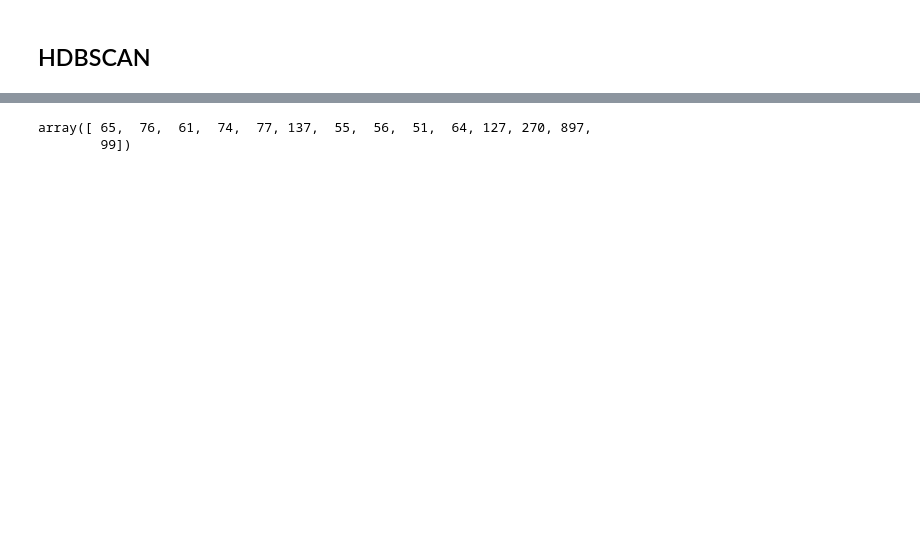
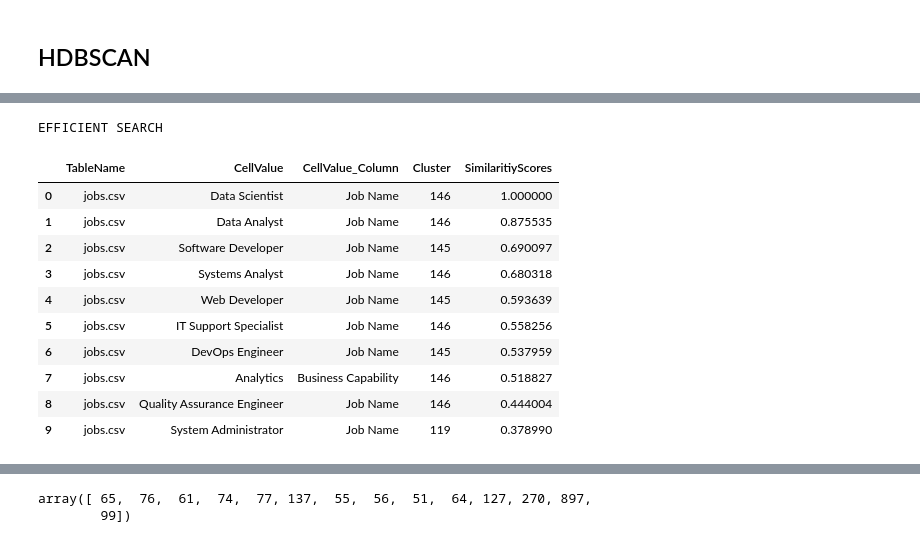
Before and after one commit to enas88/mira_gui, a Jupyter notebook: api_testing.ipynb, the cells around one changed output, grey strips where cells are left out. Saved outputs shown, nothing was run; the diff lists cells and outputs as text; code cells hidden in the pictures; blank space fills up the shorter version.

```diff
--- a/api_testing.ipynb
+++ b/api_testing.ipynb
@@ -687,0 +713,8 @@ clustering_index
+# %%
+clustering_index['Similarity'] = similarities.numpy()[0]
+# %%
+clustering_index = clustering_index.sort_values('Similarity', ascending=False)
+# %%
+top_k_clusters = clustering_index.iloc[:5]
+# %%
+top_k_clusters = top_k_clusters['Cluster'].values.tolist()
@@ -687,0 +763,41 @@ clustering_index
+# %%
+print("EFFICIENT SEARCH")
+client = QdrantClient("localhost", port=6333)
+
+hits = client.search(
+    collection_name=COLLECTION_NAME_CLUSTERED,
+    query_vector=model.encode("Data Scientist").tolist(),
+    query_filter=models.Filter(
+    must=[models.FieldCondition(key="Cluster", match=models.MatchAny(any=top_k_clusters))]
+    ),
+    limit=QDRANT_TOP_K,
+)
+
+data = []
+
+for hit in hits:
+    payload_data = {
+        'TableName': hit.payload.get('TableName', None),
+        'CellValue': hit.payload.get('CellValue', None),
+        'CellValue_Column': hit.payload.get('CellValue_Column', None),
+        'Cluster': hit.payload.get('Cluster', None),
+        'SimilaritiyScores': hit.score
+    }
+    data.append(payload_data)
+
+df_efficient = pd.DataFrame(data)
+
+df_efficient
+# %% [output]
+EFFICIENT SEARCH
+|  | TableName | CellValue | CellValue_Column | Cluster | SimilaritiyScores |
+| 0 | jobs.csv | Data Scientist | Job Name | 146 | 1.000000 |
+| 1 | jobs.csv | Data Analyst | Job Name | 146 | 0.875535 |
+| 2 | jobs.csv | Software Developer | Job Name | 145 | 0.690097 |
+| 3 | jobs.csv | Systems Analyst | Job Name | 146 | 0.680318 |
+| 4 | jobs.csv | Web Developer | Job Name | 145 | 0.593639 |
+| 5 | jobs.csv | IT Support Specialist | Job Name | 146 | 0.558256 |
+| 6 | jobs.csv | DevOps Engineer | Job Name | 145 | 0.537959 |
+| 7 | jobs.csv | Analytics | Business Capability | 146 | 0.518827 |
+| 8 | jobs.csv | Quality Assurance Engineer | Job Name | 146 | 0.444004 |
+| 9 | jobs.csv | System Administrator | Job Name | 119 | 0.378990 |
```
Also changed, not shown: parts of 57 cells of this notebook, 14 other files.
